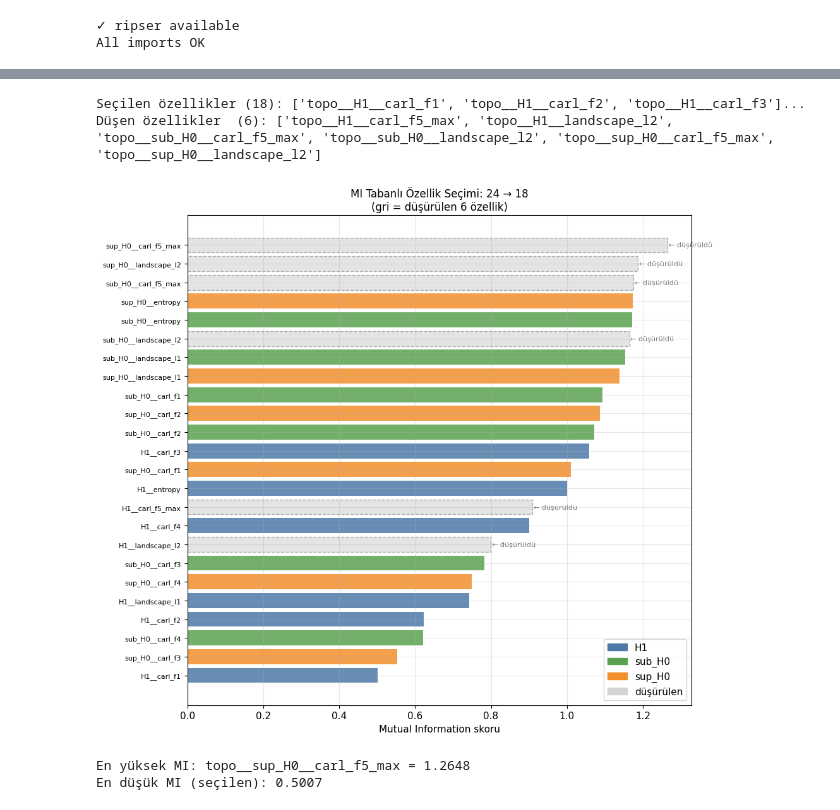
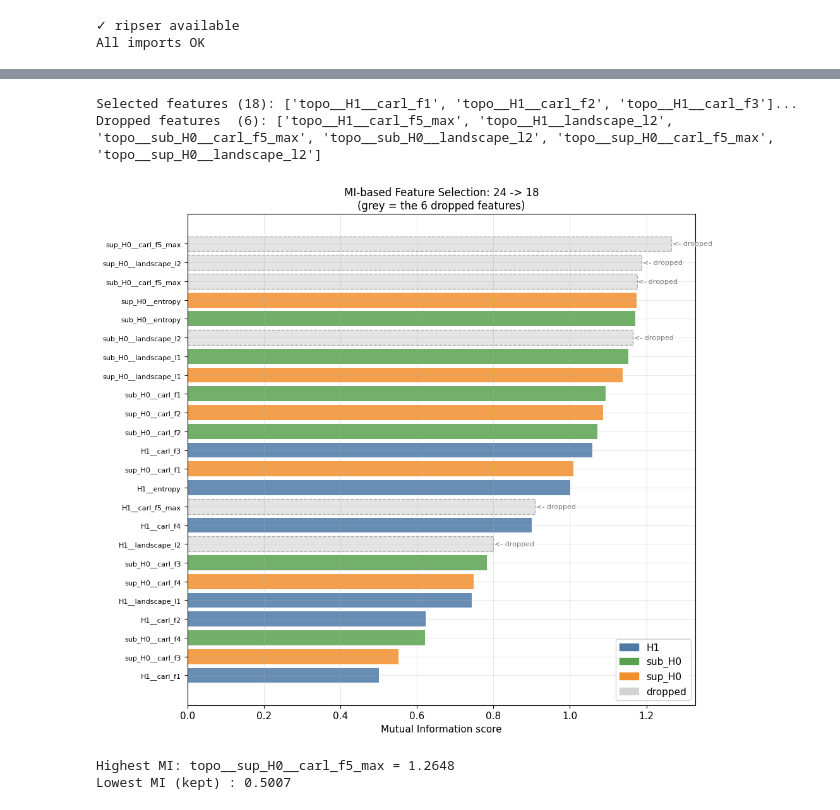
Before and after one commit to ismailguzel/ts-classification, a Jupyter notebook: reports/tda-background/tda_pipeline_demo.ipynb, the cells around one changed output, grey strips where cells are left out. Saved outputs shown, nothing was run; the diff lists cells and outputs as text; code cells hidden in the pictures.

```diff
--- a/reports/tda-background/tda_pipeline_demo.ipynb
+++ b/reports/tda-background/tda_pipeline_demo.ipynb
@@ -62,5 +62,5 @@ hangi noktaların "aktif" ($f(i) \le t$) olduğunu izler.
 # %%
-# Sentetik sinyal: birkaç belirgin lokal minimum
+# Synthetic signal: several clear local minima
 ts_demo = np.array([
     0.5, -1.2,  0.8, -2.5,  1.2,
     0.3, -0.8,  1.5,  0.2, -1.8,
@@ -69,7 +69,7 @@ ts_demo = np.array([
 ])
 xs = np.arange(len(ts_demo))
 
-thresholds = [-2.5, -1.5, -0.5, 0.5, 1.5]  # 5 farklı eşik
+thresholds = [-2.5, -1.5, -0.5, 0.5, 1.5]  # 5 thresholds
 threshold_labels = ['t = min', 't = -1.5', 't = -0.5', 't = +0.5', 't = max']
 
 fig, axes = plt.subplots(1, 5, figsize=(18, 3.5), sharey=True)
@@ -80,26 +80,26 @@ for ax, t, lbl in zip(axes, thresholds, threshold_labels):
 
     active = ts_demo <= t
     ax.scatter(xs[active], ts_demo[active], s=60, color='steelblue',
-               zorder=3, label='aktif nokta')
+               zorder=3, label='active')
     ax.scatter(xs[~active], ts_demo[~active], s=40, color='lightgray',
                edgecolors='gray', zorder=2)
 
-    # Aktif noktalar arasında komşuluk bağlantısı çiz
+    # Draw neighbour links between active points
     for i in range(len(ts_demo) - 1):
         if active[i] and active[i + 1]:
             ax.plot([xs[i], xs[i+1]], [ts_demo[i], ts_demo[i+1]],
                     color='steelblue', lw=2, zorder=2)
 
     ax.set_title(lbl)
-    ax.set_xlabel('zaman')
+    ax.set_xlabel('time')
 
-axes[0].set_ylabel('değer')
+axes[0].set_ylabel('value')
 axes[0].legend(fontsize=8)
-fig.suptitle('Sublevel Set Filtrasyonu — Eşik Yükseldikçe Bileşenler Birleşir',
+fig.suptitle('Sublevel Set Filtration - Components Merge as the Threshold Rises',
              fontsize=13, y=1.02)
 plt.tight_layout()
 plt.show()
 
-print('Gözlem: t = min\'da sadece global minimum aktif (1 bileşen).')
-print('t yükseldikçe yeni lokaller katılır, ardından komşularıyla birleşir.')
+print('Observation: at t = min only the global minimum is active (1 component).')
+print('as t rises, new local minima join, then merge with their neighbours.')
 # %% [output]
@@ -774,7 +775,7 @@ trend_shift            100
 variance_shift         100
 volatility             100
 # %%
-# ── Her sınıftan 1 örnek çek — 2×5 grid görsel ───────────────────────────────
+# ── Pick 1 example per class - 2x5 grid plot ───────────────────────────────
 
 CLASSES = sorted(df_raw['primary_category'].unique())
 rng_ex  = np.random.default_rng(42)
@@ -791,9 +792,9 @@ fig, axes = plt.subplots(2, 5, figsize=(18, 6), sharey=False)
 for ax, cls in zip(axes.flat, CLASSES):
     ax.plot(example_series[cls], lw=1.2, color='steelblue')
     ax.set_title(cls.replace('_', ' '), fontsize=10)
-    ax.set_xlabel('zaman')
+    ax.set_xlabel('time')
 
-fig.suptitle('topo-test: Her Sınıftan 1 Örnek Seri (random_state=42)', fontsize=13)
+fig.suptitle('topo-test: One Example Series per Class (random_state=42)', fontsize=13)
 plt.tight_layout()
 plt.show()
 # %% [output]
@@ -1102,61 +1104,61 @@ Yani secilen 18 ozellik = **bilgi cesitliligi + MI** dengesi.
 from sklearn.feature_selection import mutual_info_classif
 from sklearn.model_selection import train_test_split
 
-# Etiketleri al
+# Get labels
 merged = all_feat.merge(all_lbl[['series_id', 'primary_category']], on='series_id')
 feat_cols = [c for c in all_feat.columns if c != 'series_id']
 X = merged[feat_cols].values
 y = merged['primary_category'].values
 
-# MI sadece train split üzerinde hesaplanır
+# MI is computed on the training split only
 X_tr, _, y_tr, _ = train_test_split(X, y, test_size=0.2, stratify=y, random_state=42)
 mi_scores = mutual_info_classif(X_tr, y_tr, random_state=42)
 mi_series = pd.Series(mi_scores, index=feat_cols).sort_values(ascending=True)
 
-# Seçilen vs düşen özellikler
+# Selected vs dropped features
 selected_feats = set(sel_feat.columns) - {'series_id'}
 dropped_feats  = set(feat_cols) - selected_feats
 
-print(f'Seçilen özellikler ({len(selected_feats)}): {sorted(selected_feats)[:3]}...')
-print(f'Düşen özellikler  ({len(dropped_feats)}): {sorted(dropped_feats)}')
+print(f'Selected features ({len(selected_feats)}): {sorted(selected_feats)[:3]}...')
+print(f'Dropped features  ({len(dropped_feats)}): {sorted(dropped_feats)}')
 # %% [output]
-Seçilen özellikler (18): ['topo__H1__carl_f1', 'topo__H1__carl_f2', 'topo__H1__carl_f3']...
-Düşen özellikler  (6): ['topo__H1__carl_f5_max', 'topo__H1__landscape_l2', 'topo__sub_H0__carl_f5_max', 'topo__sub_H0__landscape_l2', 'topo__sup_H0__carl_f5_max', 'topo__sup_H0__landscape_l2']
+Selected features (18): ['topo__H1__carl_f1', 'topo__H1__carl_f2', 'topo__H1__carl_f3']...
+Dropped features  (6): ['topo__H1__carl_f5_max', 'topo__H1__landscape_l2', 'topo__sub_H0__carl_f5_max', 'topo__sub_H0__landscape_l2', 'topo__sup_H0__carl_f5_max', 'topo__sup_H0__landscape_l2']
 # %%
-# ── MI skor yatay bar chart ───────────────────────────────────────────────────
+# ── MI score horizontal bar chart ───────────────────────────────────────────────────
 
 fig, ax = plt.subplots(figsize=(10, 9))
 
 for i, (feat, score) in enumerate(mi_series.items()):
     is_dropped = feat in dropped_feats
     diagram = feat.split('__')[1] if '__' in feat else 'other'
     color = {'H1': '#4e79a7', 'sub_H0': '#59a14f', 'sup_H0': '#f28e2b'}.get(diagram, 'gray')
     if is_dropped:
         ax.barh(i, score, color='lightgray', edgecolor='gray', linestyle='--', alpha=0.6)
-        ax.text(score + 0.003, i, '← düşürüldü', va='center', fontsize=8, color='gray')
+        ax.text(score + 0.003, i, '<- dropped', va='center', fontsize=8, color='gray')
     else:
         ax.barh(i, score, color=color, alpha=0.85)
 
 ax.set_yticks(range(len(mi_series)))
 ax.set_yticklabels([n.replace('topo__', '') for n in mi_series.index], fontsize=8)
-ax.set_xlabel('Mutual Information skoru')
-ax.set_title('MI Tabanlı Özellik Seçimi: 24 → 18\n(gri = düşürülen 6 özellik)')
+ax.set_xlabel('Mutual Information score')
+ax.set_title('MI-based Feature Selection: 24 -> 18\n(grey = the 6 dropped features)')
 
 legend_patches = [
     mpatches.Patch(color='#4e79a7', label='H1'),
     mpatches.Patch(color='#59a14f', label='sub_H0'),
     mpatches.Patch(color='#f28e2b', label='sup_H0'),
-    mpatches.Patch(color='lightgray', label='düşürülen'),
+    mpatches.Patch(color='lightgray', label='dropped'),
 ]
 ax.legend(handles=legend_patches, loc='lower right')
 
 plt.tight_layout()
 plt.show()
 
-print(f'En yüksek MI: {mi_series.idxmax()} = {mi_series.max():.4f}')
-print(f'En düşük MI (seçilen): {min(mi_series[mi_series.index.isin(selected_feats)]):.4f}')
+print(f'Highest MI: {mi_series.idxmax()} = {mi_series.max():.4f}')
+print(f'Lowest MI (kept) : {min(mi_series[mi_series.index.isin(selected_feats)]):.4f}')
 # %% [output]
-[figure, old version]
+[figure, new version]
-En yüksek MI: topo__sup_H0__carl_f5_max = 1.2648
-En düşük MI (seçilen): 0.5007
+Highest MI: topo__sup_H0__carl_f5_max = 1.2648
+Lowest MI (kept) : 0.5007
 # %% [markdown]
```
Also changed, not shown: parts of 42 cells of this notebook, 3 other files.
